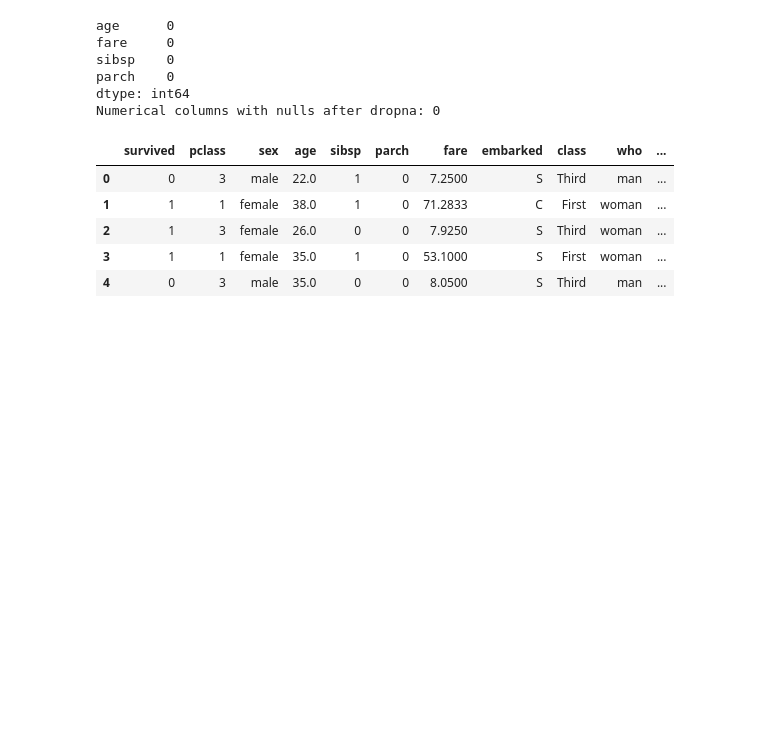
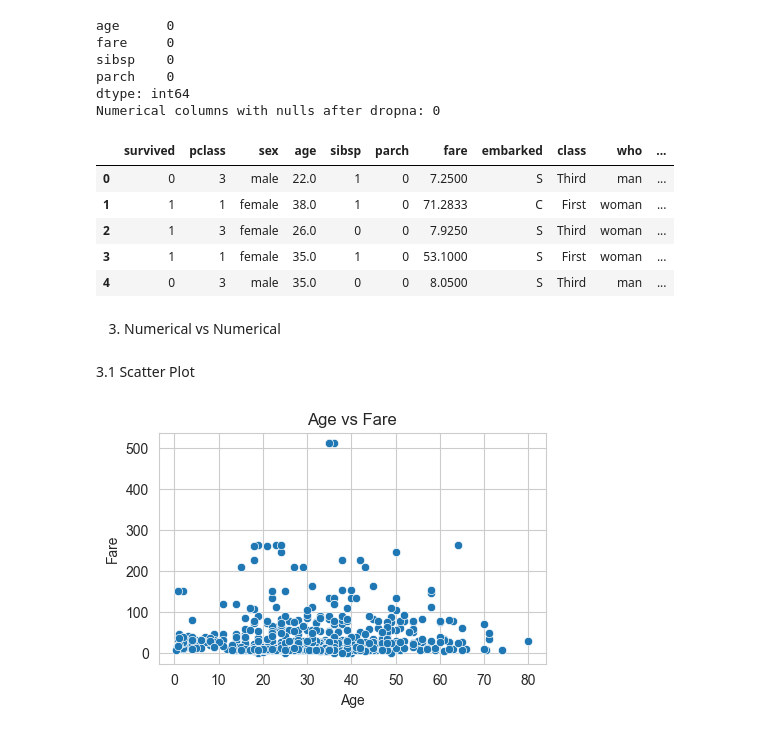
Before and after one commit to Foysalmeazi/bivariate_data_analysis, a Jupyter notebook: bivariate_data_analysis.ipynb, the cells around one changed output. Saved outputs shown, nothing was run; the diff lists cells and outputs as text; code cells hidden in the pictures; blank space fills up the shorter version.

Commit message:
Numerical Data - Scatter Plot

```diff
--- a/bivariate_data_analysis.ipynb
+++ b/bivariate_data_analysis.ipynb
@@ -130,3 +130,16 @@ data.head()
 | 2 | 1 | 3 | female | 26.0 | 0 | 0 | 7.9250 | S | Third | woman | ... |
 | 3 | 1 | 1 | female | 35.0 | 1 | 0 | 53.1000 | S | First | woman | ... |
 | 4 | 0 | 3 | male | 35.0 | 0 | 0 | 8.0500 | S | Third | man | ... |
+# %% [markdown]
+3. Numerical vs Numerical
+# %% [markdown]
+3.1 Scatter Plot
+# %%
+plt.figure(figsize=(5,3))
+sns.scatterplot(x=data_num['age'], y=data_num['fare'])
+plt.title('Age vs Fare')
+plt.xlabel('Age')
+plt.ylabel('Fare')
+plt.show()
+# %% [output]
+[figure, added]
```
